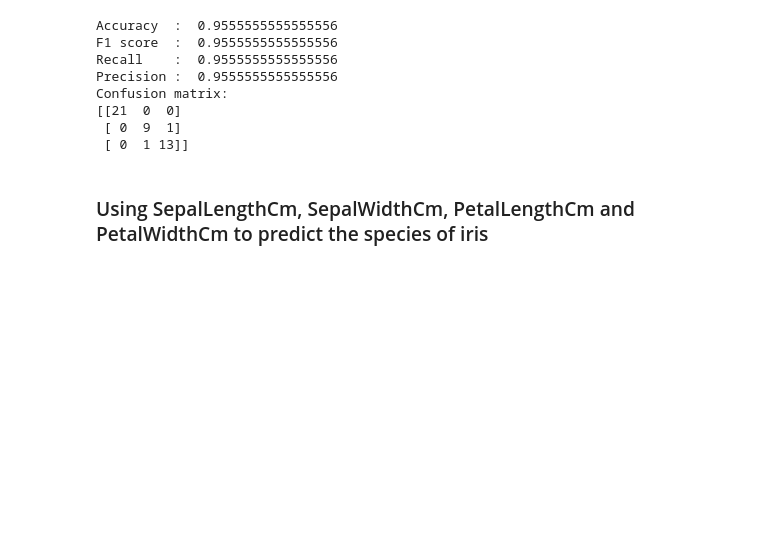
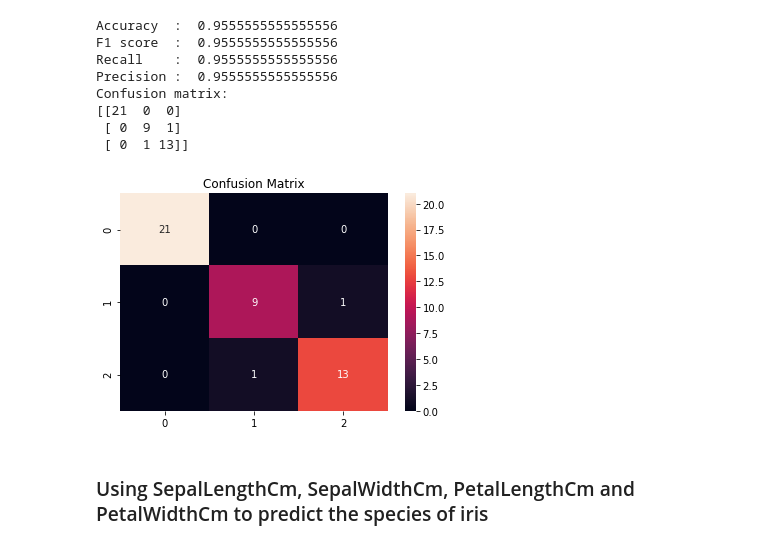
Before and after one commit to Lallalan/CPC152-KNN, a Jupyter notebook: KNN USE.ipynb, the cells around one changed output. Saved outputs shown, nothing was run; the diff lists cells and outputs as text; code cells hidden in the pictures; blank space fills up the shorter version.

```diff
--- a/KNN USE.ipynb
+++ b/KNN USE.ipynb
@@ -341,6 +395,13 @@ Confusion matrix:
 [[21  0  0]
  [ 0  9  1]
  [ 0  1 13]]
+# %%
+import seaborn as sns
+sns.heatmap(confusion, annot=True)
+plt.title('Confusion Matrix')
+plt.show()
+# %% [output]
+[figure, added]
 # %% [markdown]
 
 ### Using SepalLengthCm, SepalWidthCm, PetalLengthCm and PetalWidthCm to predict the species of iris
```
Also changed, not shown: parts of 22 cells of this notebook.
